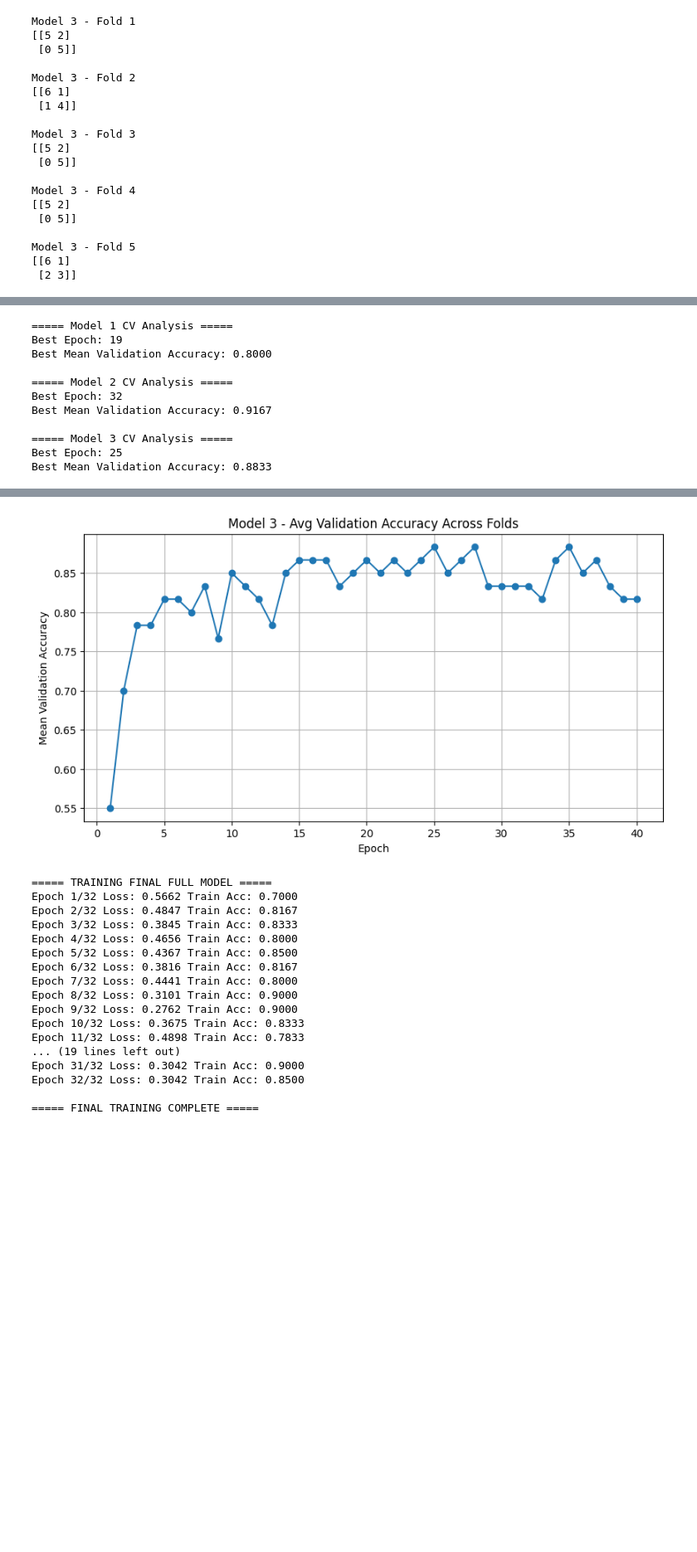
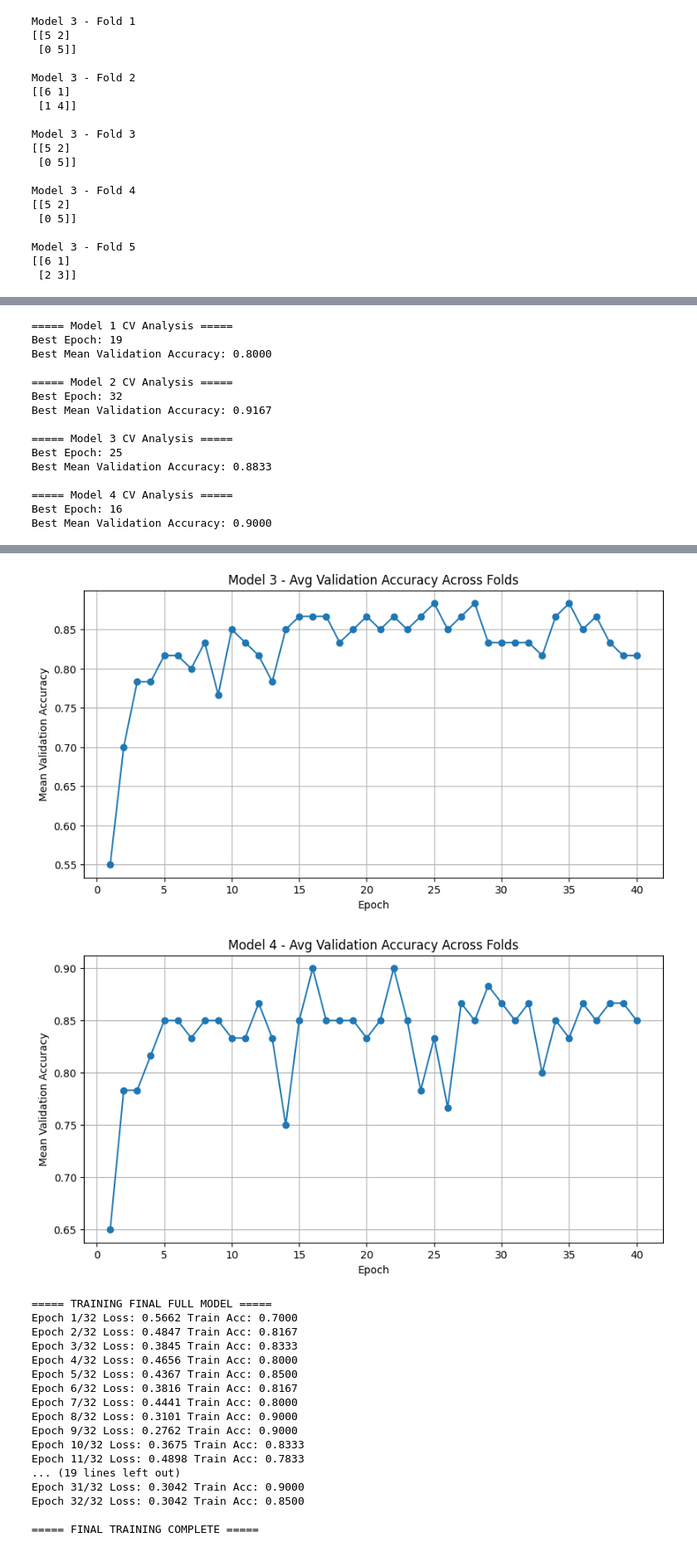
Before and after one commit to cedricstrobel/DASC_Project3, a Jupyter notebook: ML_Project3_1_2.ipynb, the cells around one changed output, grey strips where cells are left out. Shown at 83% size. Saved outputs shown, nothing was run; the diff lists cells and outputs as text; code cells hidden in the pictures; blank space fills up the shorter version.

```diff
--- a/ML_Project3_1_2.ipynb
+++ b/ML_Project3_1_2.ipynb
@@ -467,3 +545,9 @@ Model 3 - Fold 4
 Model 3 - Fold 5
 [[6 1]
  [2 3]]
+# %%
+conf_mats = []
+for fold in range(5):
+    cm = get_confusion_matrix(trained_models_4[fold], val_loaders3[fold])
+    conf_mats.append(cm)
+    print(f"Model 4 - Fold {fold+1}\n{cm}\n")
@@ -496,6 +601,7 @@ def analyze_cv_results(histories, name="Model"):
 avg1, best_ep1, best_acc1 = analyze_cv_results(hist,  "Model 1")
 avg2, best_ep2, best_acc2 = analyze_cv_results(hist2, "Model 2")
 avg3, best_ep3, best_acc3 = analyze_cv_results(hist3, "Model 3")
+avg4, best_ep4, best_acc4 = analyze_cv_results(hist4, "Model 4")
 # %% [output]
 ===== Model 1 CV Analysis =====
 Best Epoch: 19
@@ -508,6 +614,10 @@ Best Mean Validation Accuracy: 0.9167
 ===== Model 3 CV Analysis =====
 Best Epoch: 25
 Best Mean Validation Accuracy: 0.8833
+
+===== Model 4 CV Analysis =====
+Best Epoch: 16
+Best Mean Validation Accuracy: 0.9000
 # %%
 def plot_avg_accuracy(avg_acc, name="Model"):
     plt.figure(figsize=(10,5))
@@ -520,11 +630,13 @@ def plot_avg_accuracy(avg_acc, name="Model"):
 # %%
 plot_avg_accuracy(avg1, "Model 1")
 plot_avg_accuracy(avg2, "Model 2")
 plot_avg_accuracy(avg3, "Model 3")
+plot_avg_accuracy(avg4, "Model 4")
 # %% [output]
 [figure]
 [figure]
 [figure]
+[figure, added]
 # %%
 # Going with model 2 with a batch of 5 at lr of .001 and weight_decay of 1e-4 at 32 epochs
 
```
Also changed, not shown: parts of 17 cells of this notebook.
